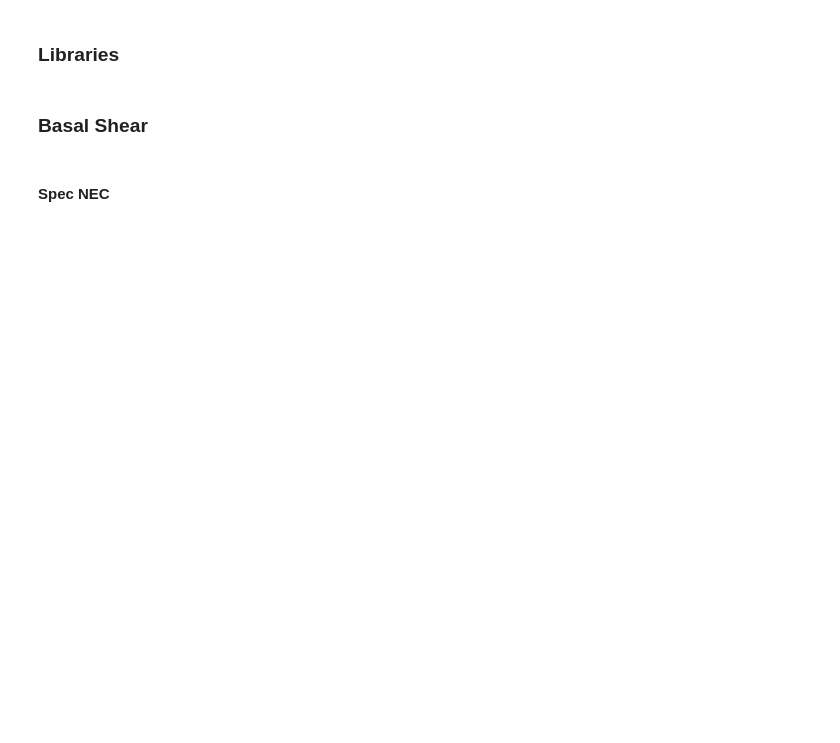
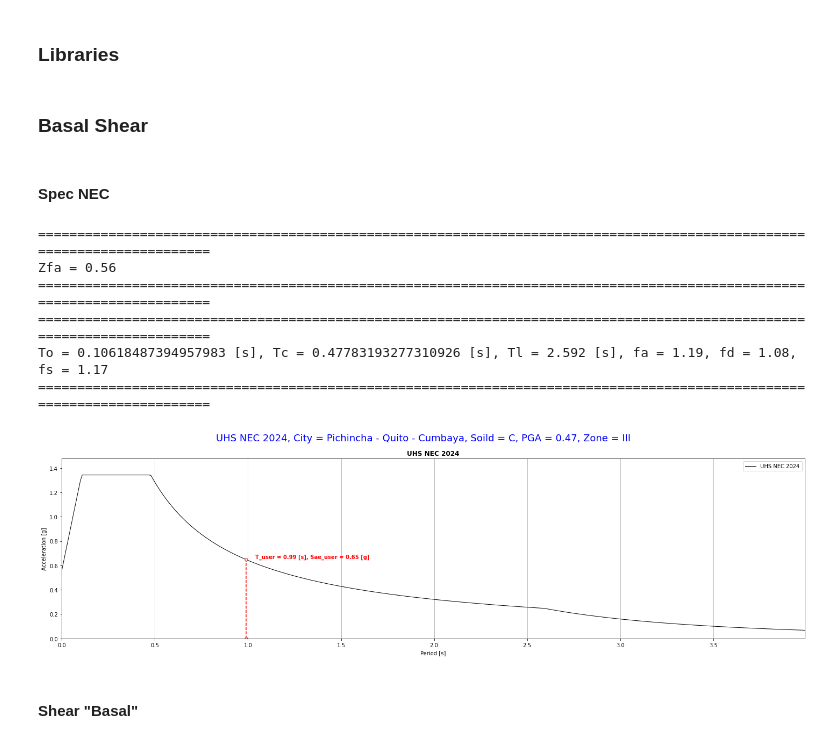
Before and after one commit to Normando1945/Repo_Computational_Methods, a Jupyter notebook: examples/PredEdfMC_2026_01.ipynb, the cells around one changed output. Cells and saved outputs as stored; diff of their text form; code cells hidden in the pictures; blank space fills up the shorter version.

```diff
--- a/examples/PredEdfMC_2026_01.ipynb
+++ b/examples/PredEdfMC_2026_01.ipynb
@@ -26,5 +26,37 @@ from repo_computational_methods import *
 # %% [markdown]
 #### Spec NEC
 # %%
-SpecMC = SPEC_NEC_2024()
-Sae, Tie, To, Tc, Tl, fa, fd, fs, Saeu
+Ta = 0.99
+I = 1.25
+R = 7
+Wr = 65938
+
+fa = 1.19
+fd = 1.08
+fs = 1.17
+ztr475 = 0.47
+n = 2.4
+Tf = 4
+dT = 0.01
+r = 1
+city = 'Pichincha - Quito - Cumbaya'
+soild = 'C'
+zone = 'III'
+
+print('='*120)
+print(f'Zfa = {ztr475*fa:.2f}')
+print('='*120)
+
+SpecMC = SPEC_NEC_2024(z = ztr475,n = n,fa=fa,fd=fd,fs=fs,dT=dT,Tf=Tf,r=r,city=city,soild=soild,pga=ztr475,zone=zone,Tu = Ta)
+Sae, Tie, To, Tc, Tl, fa, fd, fs, Saeu = SpecMC.spec()
+SpecMC.plotSPECNEC(Tie, Sae, Ta, Saeu)
+# %% [output]
+========================================================================================================================
+Zfa = 0.56
+========================================================================================================================
+========================================================================================================================
+To = 0.10618487394957983 [s], Tc = 0.47783193277310926 [s], Tl = 2.592 [s], fa = 1.19, fd = 1.08, fs = 1.17
+========================================================================================================================
+[figure, added]
+# %% [markdown]
+#### Shear "Basal"
```
Also changed, not shown: parts of 4 cells of this notebook, 3 other files.
